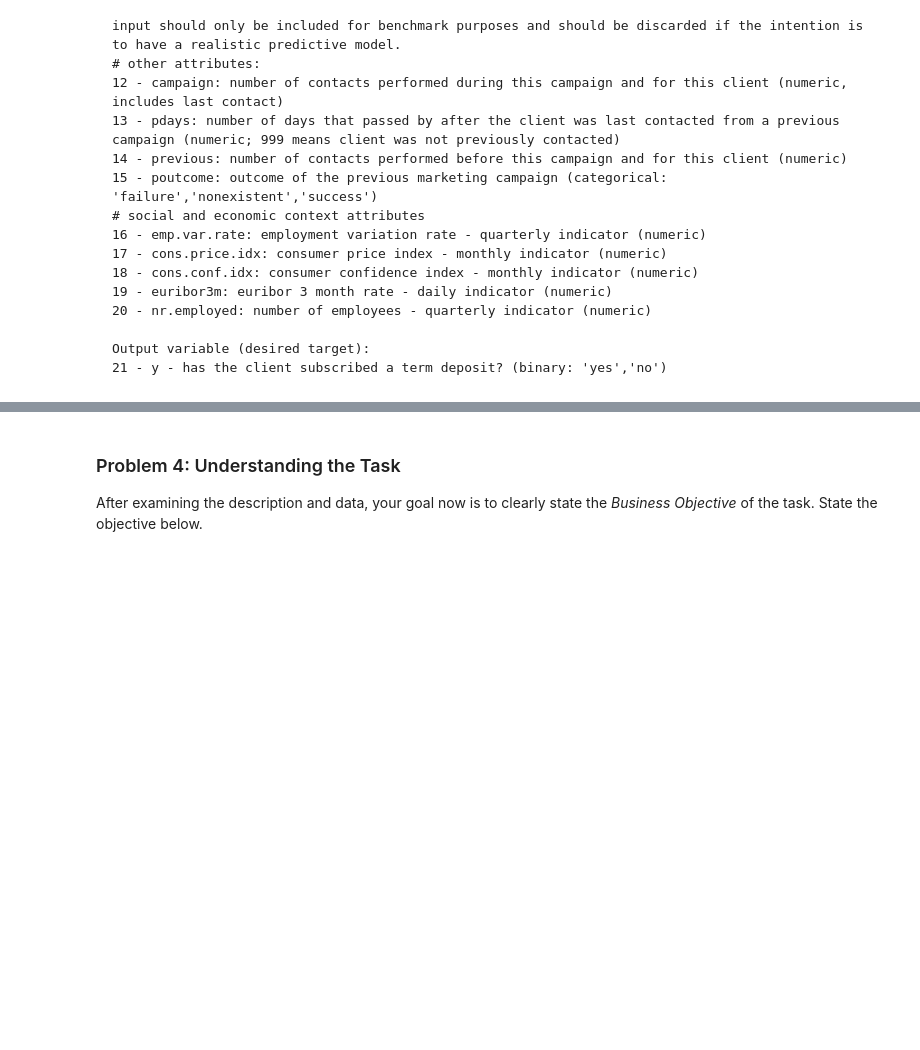
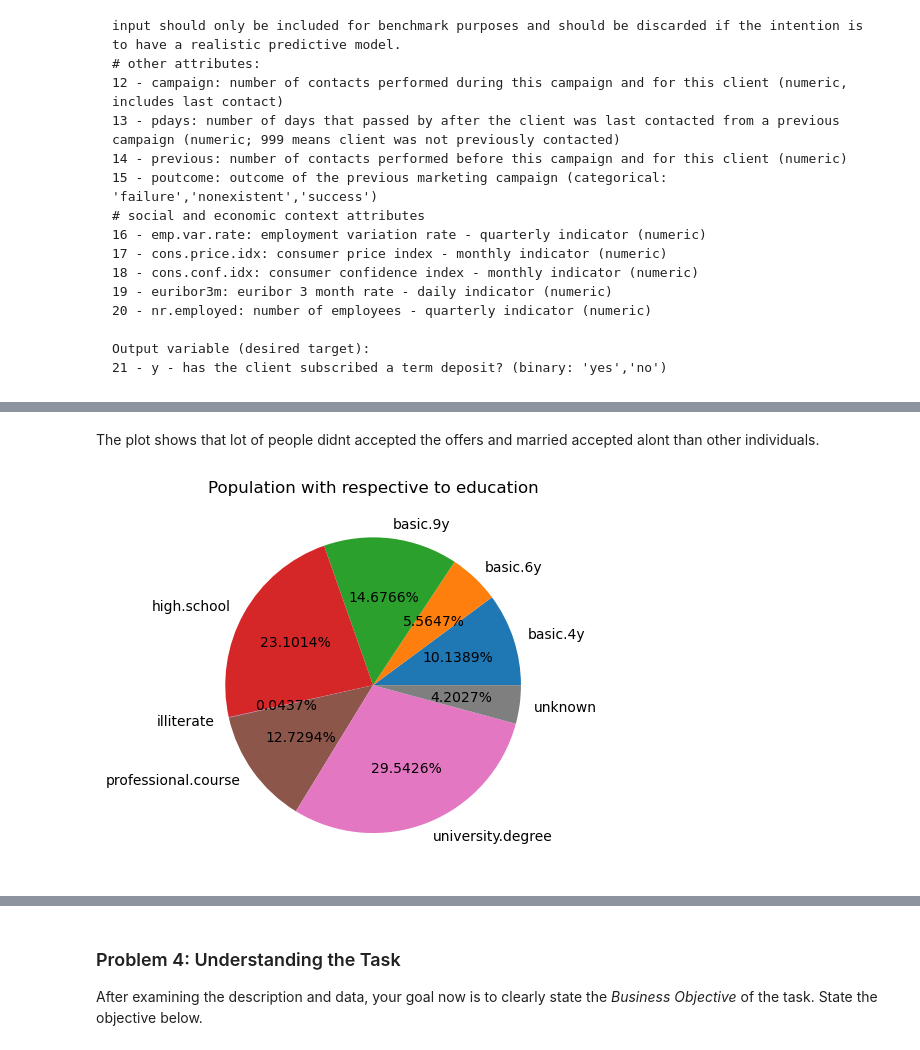
Before and after one commit to trguduru/bank_marketing_prediction, a Jupyter notebook: prompt_III.ipynb, the cells around one changed output, grey strips where cells are left out. Drawn from its saved outputs; the diff is of its cells as text; code cells hidden in the pictures; blank space fills up the shorter version.

```diff
--- a/prompt_III.ipynb
+++ b/prompt_III.ipynb
@@ -67,0 +211,9 @@ Output variable (desired target):
+# %% [markdown]
+The plot shows that lot of people didnt accepted the offers and married accepted alont than other individuals.
+# %%
+by_education = bank_df.groupby('education').size()
+plt.title('Population with respective to education')
+plt.pie(by_education,labels=by_education.index,autopct='%1.4f%%')
+plt.show()
+# %% [output]
+[figure, added]
```
Also changed, not shown: parts of 89 cells of this notebook.
